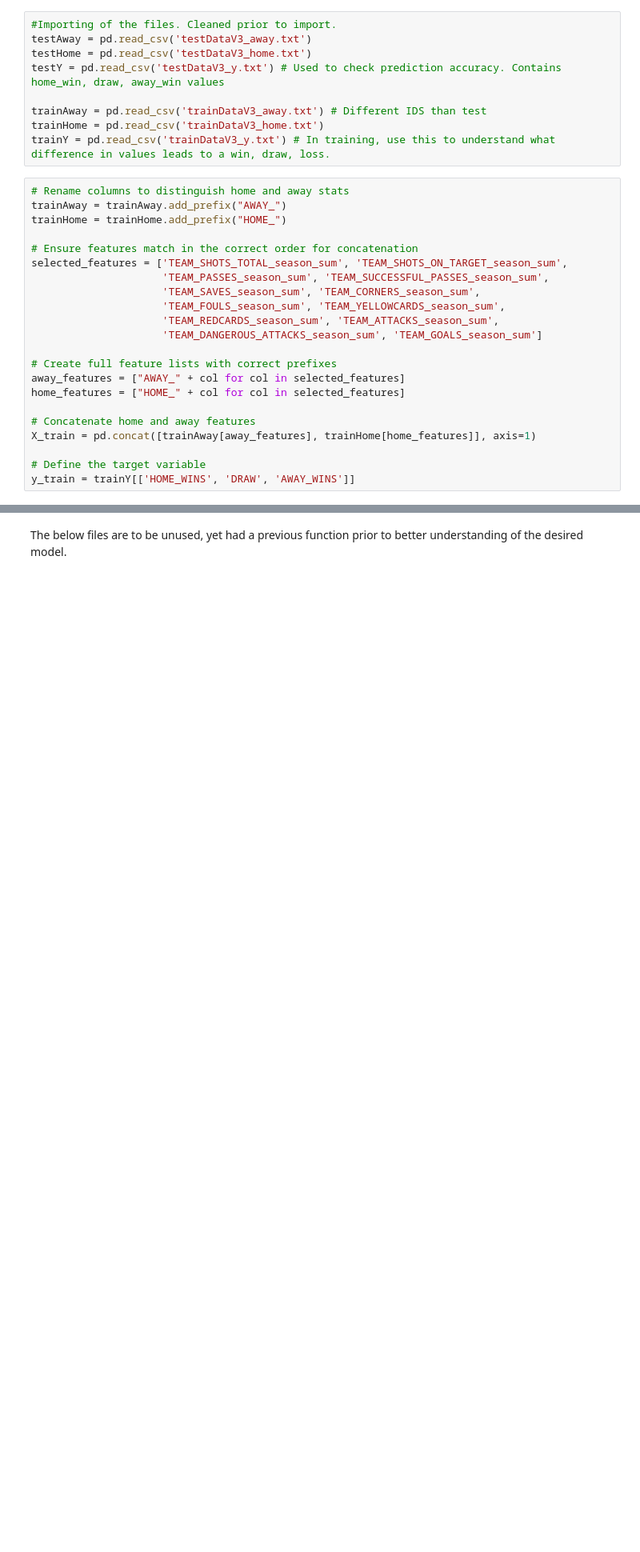
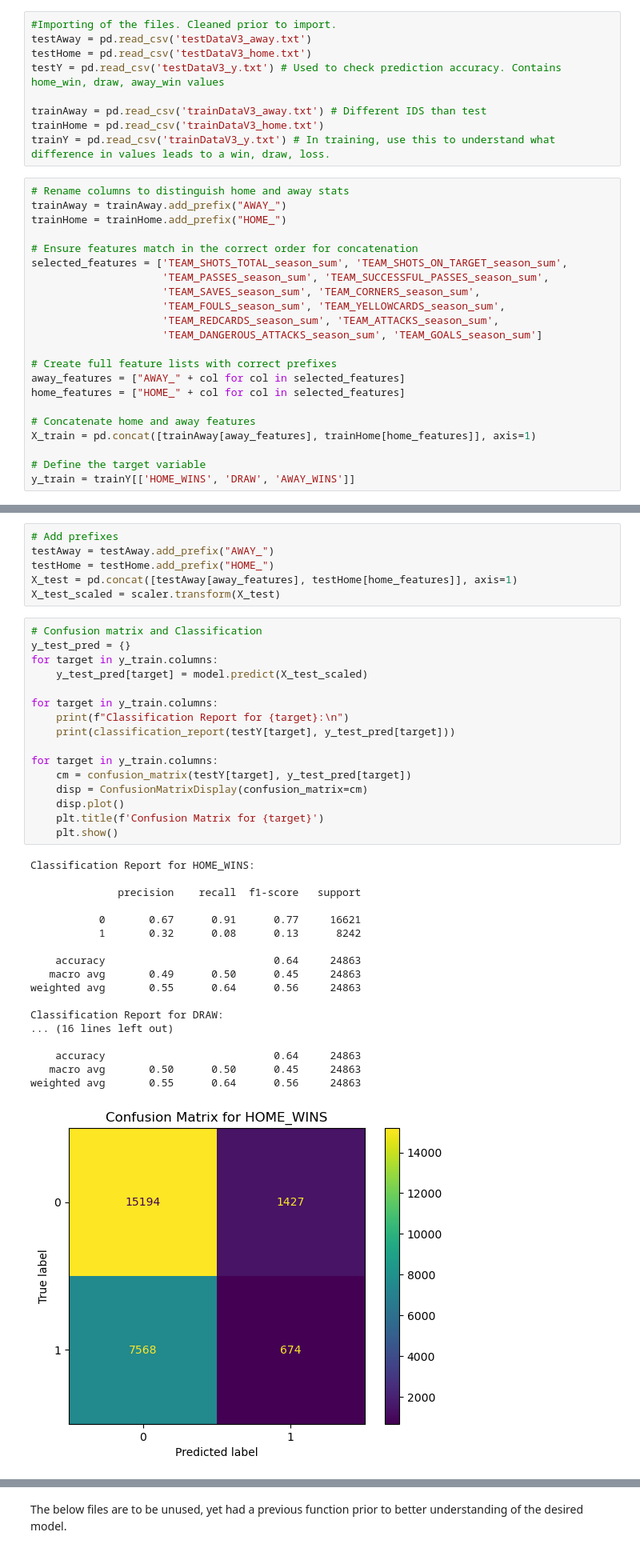
Before and after one commit to TM24/Data-Science-Project--4260, a Jupyter notebook: predictive_factors.ipynb, the cells around one changed output, grey strips where cells are left out. Shown at 80% size. Drawn from its saved outputs; the diff is of its cells as text; blank space fills up the shorter version.

```diff
--- a/predictive_factors.ipynb
+++ b/predictive_factors.ipynb
@@ -96,0 +118,41 @@ for target in y_train.columns:
+# %%
+# Add prefixes
+testAway = testAway.add_prefix("AWAY_")
+testHome = testHome.add_prefix("HOME_")
+X_test = pd.concat([testAway[away_features], testHome[home_features]], axis=1)
+X_test_scaled = scaler.transform(X_test)
+# %%
+# Confusion matrix and Classification
+y_test_pred = {}
+for target in y_train.columns:
+    y_test_pred[target] = model.predict(X_test_scaled)
+
+for target in y_train.columns:
+    print(f"Classification Report for {target}:\n")
+    print(classification_report(testY[target], y_test_pred[target]))
+
+for target in y_train.columns:
+    cm = confusion_matrix(testY[target], y_test_pred[target])
+    disp = ConfusionMatrixDisplay(confusion_matrix=cm)
+    disp.plot()
+    plt.title(f'Confusion Matrix for {target}')
+    plt.show()
+# %% [output]
+Classification Report for HOME_WINS:
+
+              precision    recall  f1-score   support
+
+           0       0.67      0.91      0.77     16621
+           1       0.32      0.08      0.13      8242
+
+    accuracy                           0.64     24863
+   macro avg       0.49      0.50      0.45     24863
+weighted avg       0.55      0.64      0.56     24863
+
+Classification Report for DRAW:
+... (16 lines left out)
+
+    accuracy                           0.64     24863
+   macro avg       0.50      0.50      0.45     24863
+weighted avg       0.55      0.64      0.56     24863
+[figure, added]
```
Also changed, not shown: parts of 9 cells of this notebook.
